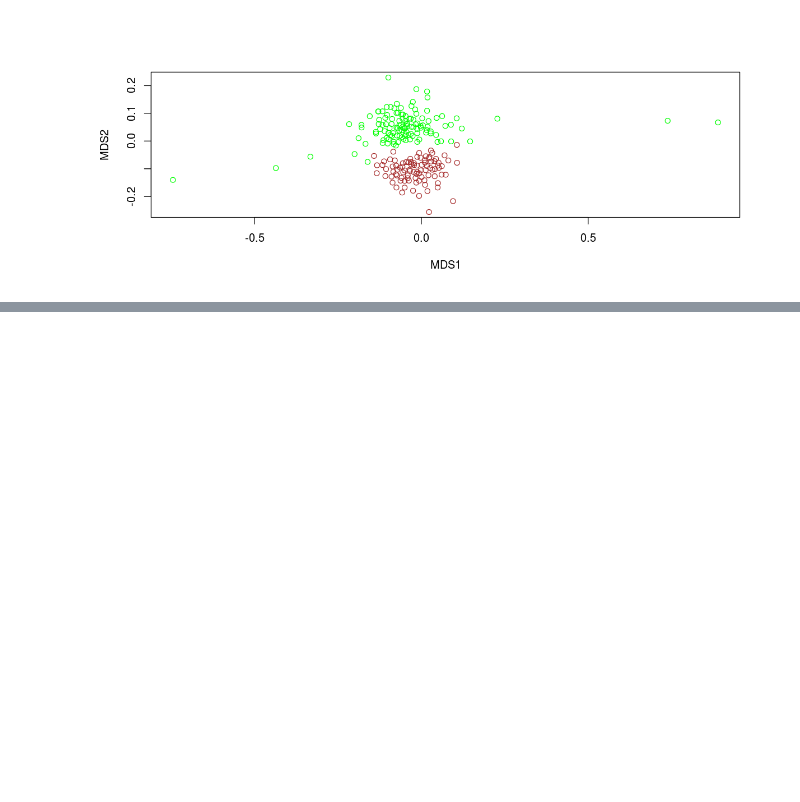
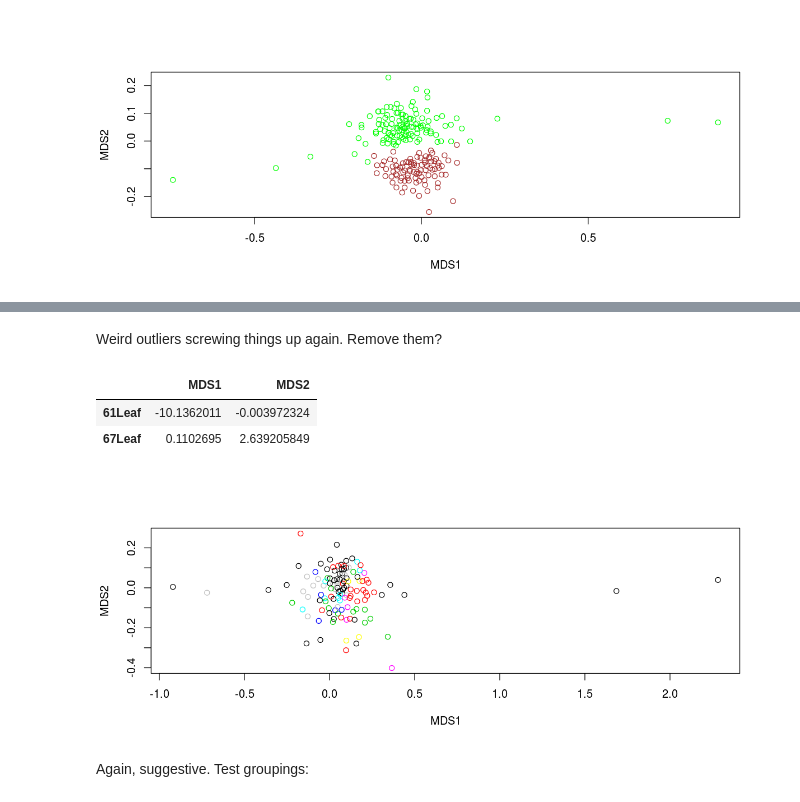
Before and after one commit to danchurch/taiwan_combined_stats, a Jupyter notebook: Taiwan_endophyte_analysis.ipynb, the cells around one changed output, grey strips where cells are left out. Drawn from its saved outputs; the diff is of its cells as text; code cells hidden in the pictures; blank space fills up the shorter version.

```diff
--- a/Taiwan_endophyte_analysis.ipynb
+++ b/Taiwan_endophyte_analysis.ipynb
@@ -979,0 +1090,16 @@ Presence/Absence doesn't seem to affect the grouping much.
+# %% [markdown]
+Weird outliers screwing things up again. Remove them?
+# %%
+identify(leafMDS$points) ## hunt them down with mouse
+leafMDS$points[c(78,123),]
+# %% [output]
+|  | MDS1 | MDS2 |
+| 61Leaf | -10.1362011 | -0.003972324 |
+| 67Leaf | 0.1102695 | 2.639205849 |
+# %%
+## zoom into plot without these
+plot(leafMDS$points[-c(78,123),], col=colors[-c(78,123)])
+# %% [output]
+[figure, added]
+# %% [markdown]
+Again, suggestive. Test groupings:
```
Also changed, not shown: parts of 25 cells of this notebook.
